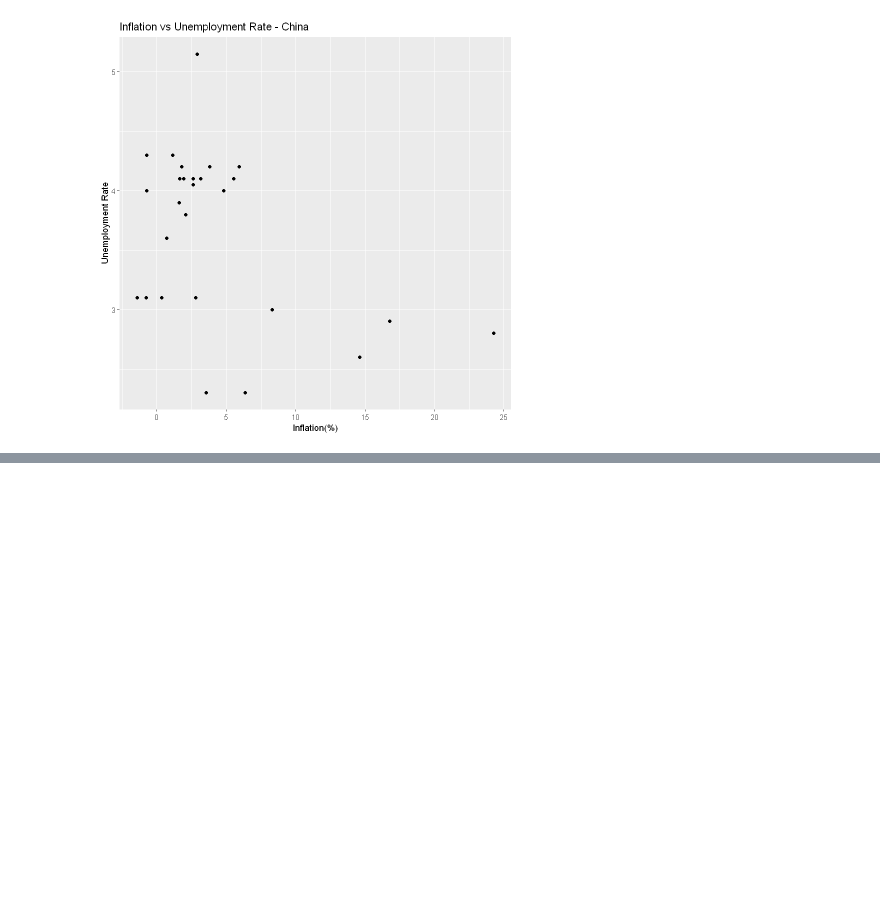
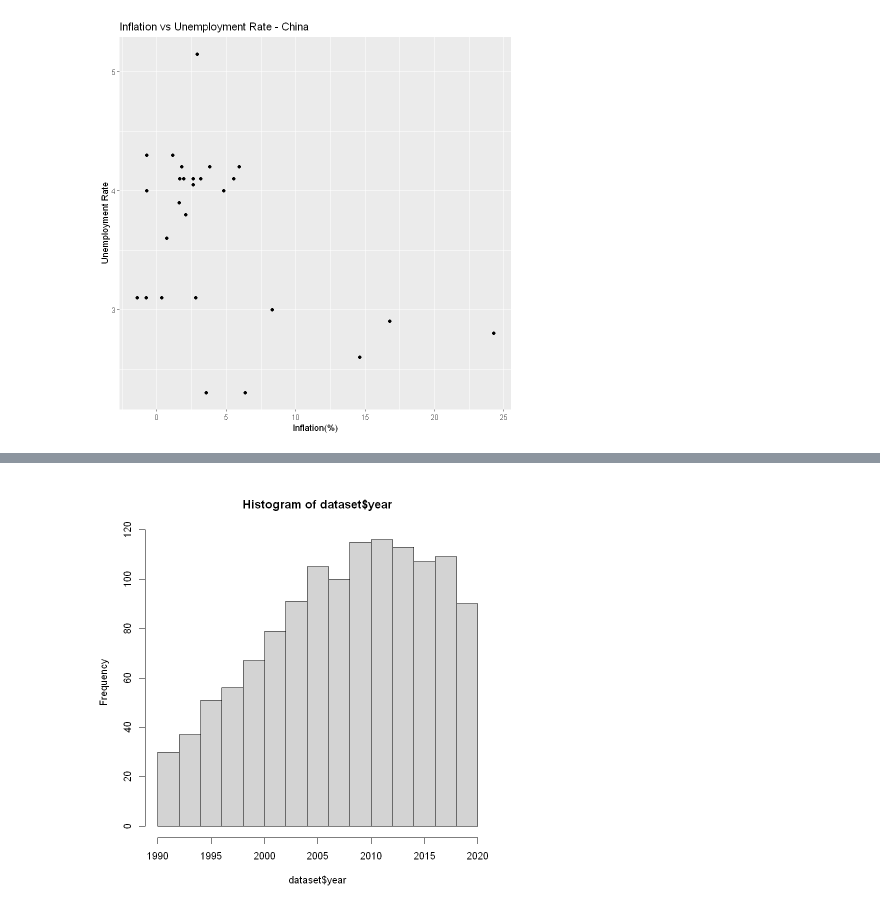
Before and after one commit to harichselvamc/IBM_project, a Jupyter notebook: main.ipynb, the cells around one changed output, grey strips where cells are left out. Cells and saved outputs as stored; diff of their text form; code cells hidden in the pictures; blank space fills up the shorter version.

```diff
--- a/main.ipynb
+++ b/main.ipynb
@@ -178,0 +331,4 @@ print(scatter_plot)
+# %%
+hist(dataset$year,freq = TRUE)
+# %% [output]
+[figure, added]
```
Also changed, not shown: parts of 17 cells of this notebook.
